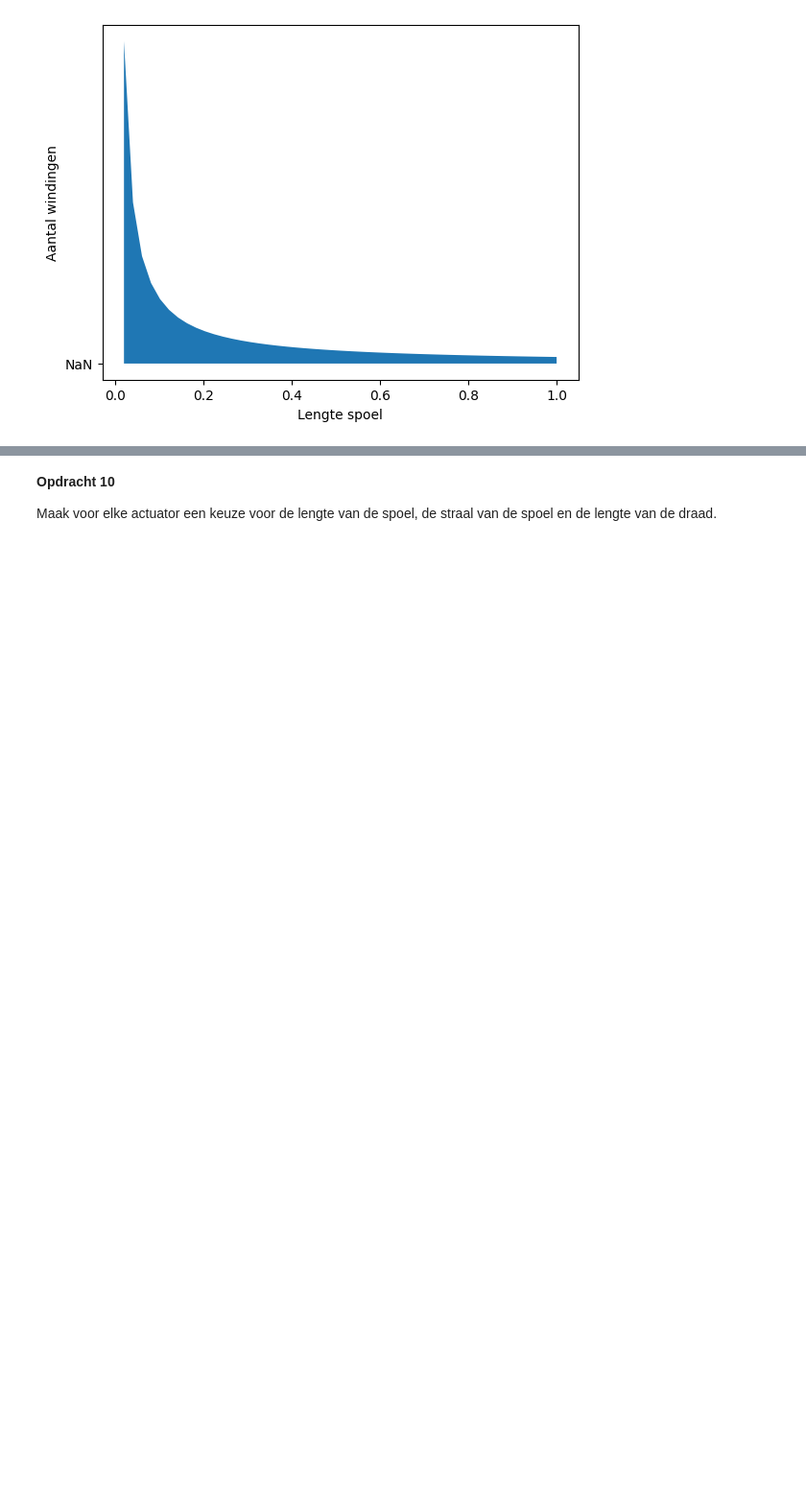
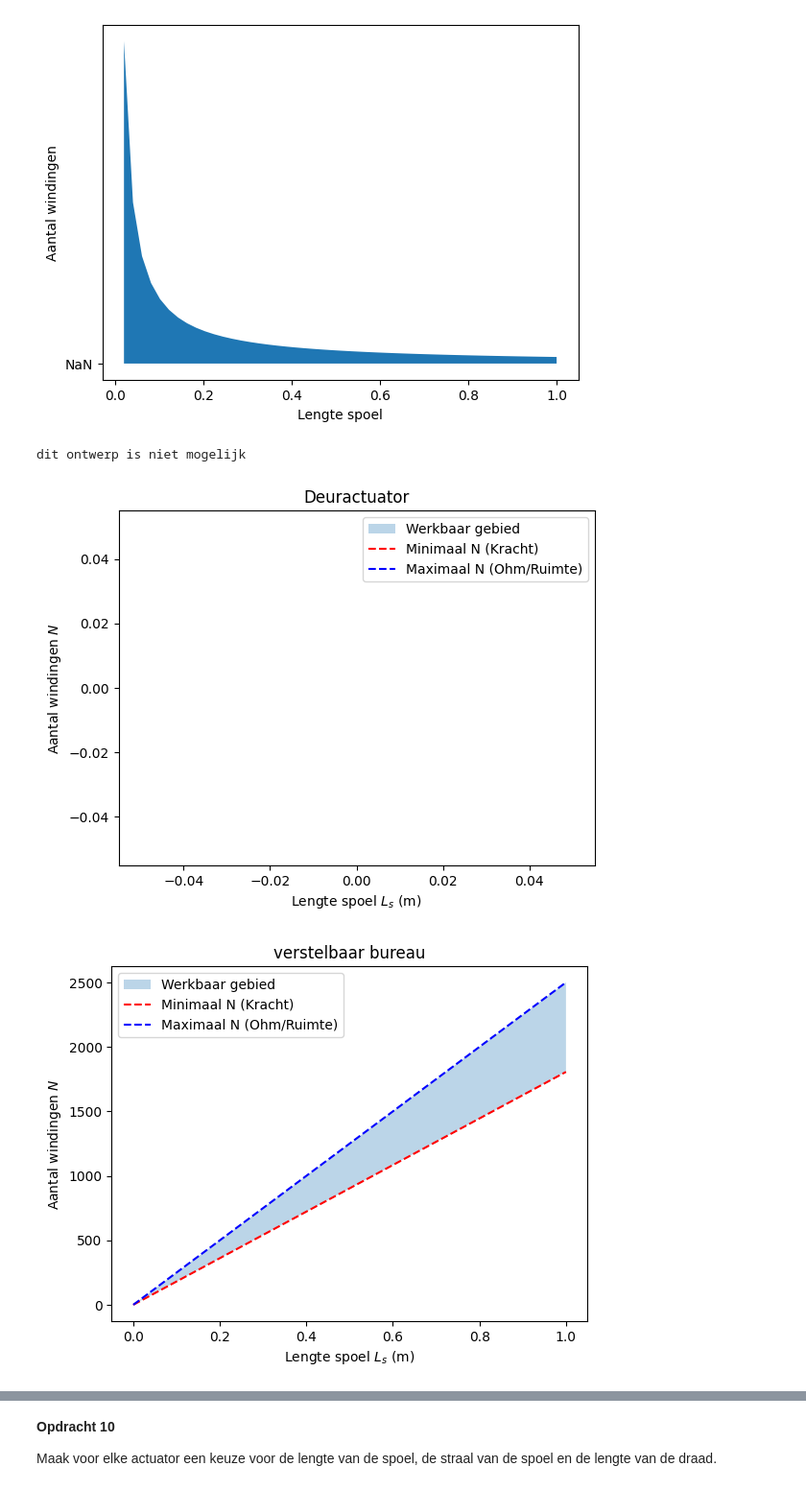
Before and after one commit to luckykat07/opdrachten-DEF-D_LE, a Jupyter notebook: DigitaleOntwerpopdrachten/2KrachtactuatorOpdracht/KrachtactuatorOpdracht.ipynb, the cells around one changed output, grey strips where cells are left out. Shown at 96% size. Cells and saved outputs as stored; diff of their text form; code cells hidden in the pictures; blank space fills up the shorter version.

```diff
--- a/DigitaleOntwerpopdrachten/2KrachtactuatorOpdracht/KrachtactuatorOpdracht.ipynb
+++ b/DigitaleOntwerpopdrachten/2KrachtactuatorOpdracht/KrachtactuatorOpdracht.ipynb
@@ -123,27 +126,27 @@ Zet de relevante parameters in een Python script en maak een Python functie die
 ### Deuractuator
 F_nodig = 40
 V_bron = 9
-r_act = 0.0001
+r_d_deuractuator = 0.0001
 I_bat = 0.5
 rho_draad = 9.7 * 10e-8 #uhh geen idee wat voor waarde hier moet staan, materiaal van de draad is niet gegeven en elke waarde die ik kon vinden zorgde voor een hele rare orde grootte
 ### Verstelbaar bureau
 V_bureau = 20
-r_bureau = 0.0002
+r_d_bureau = 0.0002
 I_bureau = 2
 rho_bureau = 9.7 * 10e-8
 ### Automatische deur
 ### Verstelbaar bureau
 V_deur = 20
-r_deur = 0.0002
+r_d_deur = 0.0002
 I_deur = 2
 rho_deur = 9.7 * 10e-8
 ### Algemene formule voor de maximale lengte van een draad
 def max_lengte(V, r, I, rho):
     return (V*np.pi*(r**2))/(I*rho)
 ###
-print("Voor de deuractuator is de maximale lengte",round(max_lengte(V_bron, r_act, I_bat, rho_draad), 4), 'm')
-print("Voor het verstelbare bureau is de maximale lengte",round(max_lengte(V_bureau, r_bureau, I_bureau, rho_bureau), 4), 'm')
-print("Voor de automatische deur is de maximale lengte",round(max_lengte(V_deur, r_deur, I_deur, rho_deur), 4), 'm')
+print("Voor de deuractuator is de maximale lengte",round(max_lengte(V_bron, r_d_deuractuator, I_bat, rho_draad), 4), 'm')
+print("Voor het verstelbare bureau is de maximale lengte",round(max_lengte(V_bureau, r_d_bureau, I_bureau, rho_bureau), 4), 'm')
+print("Voor de automatische deur is de maximale lengte",round(max_lengte(V_deur, r_d_deur, I_deur, rho_deur), 4), 'm')
 # %% [output]
 Voor de deuractuator is de maximale lengte 0.583 m
 Voor het verstelbare bureau is de maximale lengte 1.2955 m
@@ -174,14 +177,14 @@ $N_{max}=\frac{L_s}{2\pi r_s}$
 mu_r = 5000 #benadering voor ijzer
 mu_0 = 4*np.pi *10e-7
 
-def aantal_wikkelingen(L_s, r_s, r_d, I):
+def aantal_wikkelingen(L_s, r_s, r_d, I, L_draad):
     # Voeg hieronder de formules voor het maximum en minimum aantal wikkelingen.
     N_min = np.sqrt((2*F_nodig*(L_s**2))/(mu_0*np.pi*(r_s**2)*(I**2)*(mu_r-1)))
     N_max_1 = (L_s)/(2*r_d)
-    N_max_2 = (L_s)/(2*r_s*np.pi)
+    N_max_2 = (L_draad)/(2*r_s*np.pi)
     print(N_min)
     return N_min, N_max_1, N_max_2
-N_min, N_max_1, N_max_2 = aantal_wikkelingen(max_lengte(V_bron, r_act, I_bat, rho_draad), 0.01 , 0.0001, I_bat)
+N_min, N_max_1, N_max_2 = aantal_wikkelingen(max_lengte(V_bron, r_act, I_bat, rho_draad), 0.01 , 0.0001, I_bat, 0.583)
 if N_max_1 > N_max_2:
     N_max = N_max_2
 else:
@@ -236,3 +236,62 @@ plt.ylabel("Aantal windingen")
    25.56158397   25.00589736   24.47385699   23.96398497   23.47492406]
 Text(0, 0.5, 'Aantal windingen')
 [figure]
+# %%
+# Constanten
+mu_0 = 4 * np.pi * 1e-7
+mu_r = 5000  # IJzeren plunjer
+rho_koper = 1.68e-8
+
+def bereken_n_grenzen(L_s, r_s, r_d, I, V_bron, F_nodig, rho):
+    # 1. Minimum N voor kracht
+    # Afgeleid uit F = (N^2 * I^2 * mu_0 * mu_r * A) / (2 * L_s^2)
+    A = np.pi * r_s**2
+    N_min = np.sqrt((2 * F_nodig * L_s**2) / (mu_0 * mu_r * A * I**2))
+
+    # 2. Maximum N op basis van wikkelruimte (1 laag)
+    N_max_ruimte = L_s / (2 * r_d)
+
+    # 3. Maximum N op basis van weerstand (Wet van Ohm)
+    L_draad_max = max_lengte(V_bron, r_s, I, rho)
+    N_max_ohm = L_draad_max / (2 * np.pi * r_s)
+    N_max = min(N_max_ruimte, N_max_ohm)
+
+    if N_min > N_max:
+        return np.nan, np.nan
+
+    return N_min, N_max
+
+def maak_plot(titel,r_s, r_d, I, V_bron, F_nodig):
+    L_range = np.linspace(0, 1, 50)
+    N_mins, N_maxs = [], []
+    impossible = False
+    for l in L_range:
+        n_min, n_max = bereken_n_grenzen(l, r_s, r_d, I, V_bron, F_nodig, rho_koper)
+
+        if np.isnan(n_min):
+            impossible = True
+
+        N_mins.append(n_min)
+        N_maxs.append(n_max)
+
+    if impossible:
+        print("dit ontwerp is niet mogelijk")
+
+
+    plt.figure()
+    plt.fill_between(L_range, N_mins, N_maxs, alpha=0.3, label='Werkbaar gebied')
+    plt.title(titel)
+    plt.plot(L_range, N_mins, 'r--', label='Minimaal N (Kracht)')
+    plt.plot(L_range, N_maxs, 'b--', label='Maximaal N (Ohm/Ruimte)')
+    plt.xlabel("Lengte spoel $L_s$ (m)")
+    plt.ylabel("Aantal windingen $N$")
+    plt.legend()
+    plt.show()
+
+maak_plot("Deuractuator", 0.01, 0.0001, 0.5, 9, 40) #gegeven waarden 'kloppen' dus niet
+maak_plot("verstelbaar bureau", 0.04, 0.0002, 2, 20, 206) #waarden vanuit schattend rekenen
+maak_plot("automatische deur", 0.02, 0.0002, 2, 20, 50) #waarden vanuit schattend rekenen
+# %% [output]
+dit ontwerp is niet mogelijk
+[figure, added]
+[figure, added]
```
Also changed, not shown: parts of 4 cells of this notebook.
